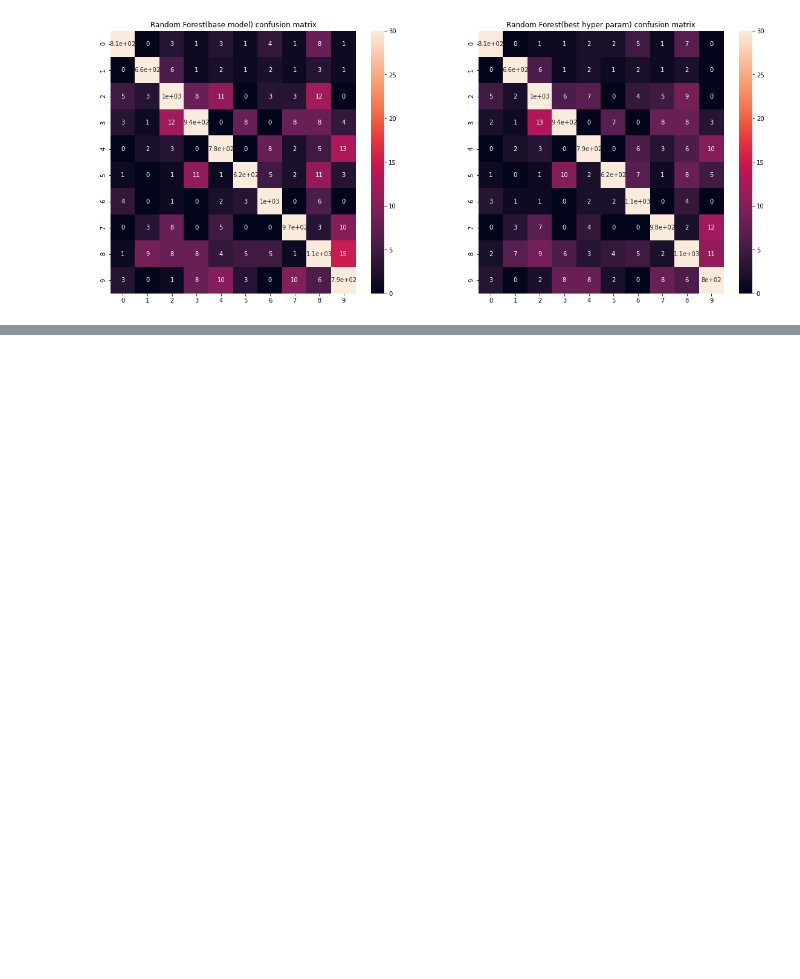
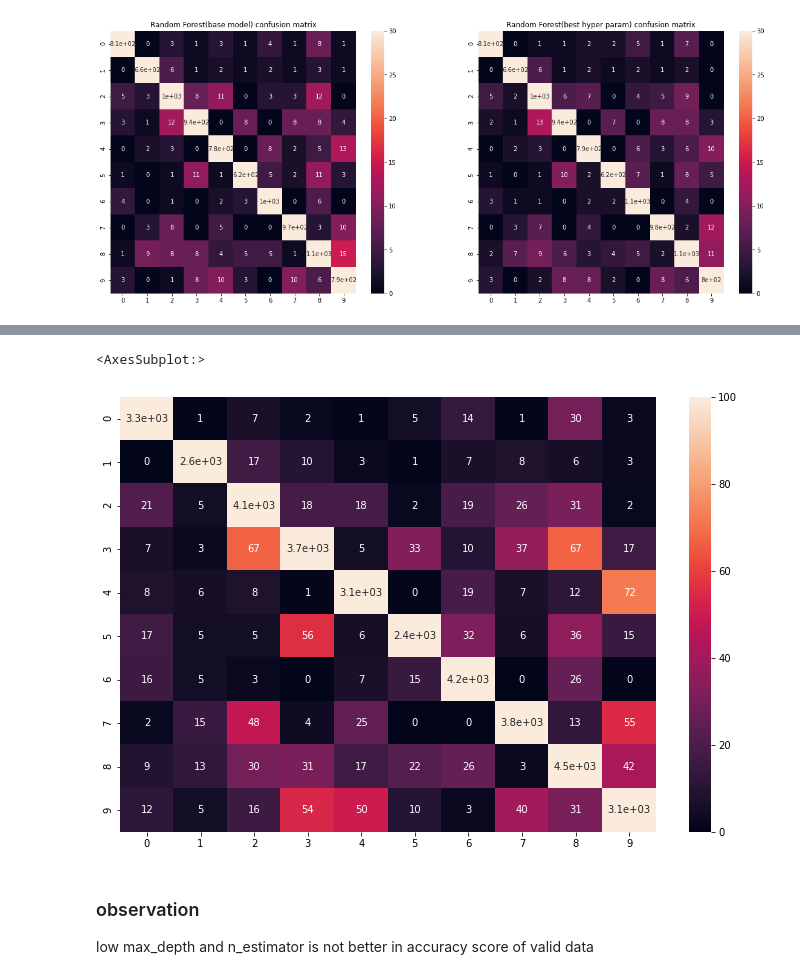
Before and after one commit to Sampeipei/ML_Process_Examples, a Jupyter notebook: fy_9ue5t/03_RandomForest.ipynb, the cells around one changed output, grey strips where cells are left out. Saved outputs shown, nothing was run; the diff lists cells and outputs as text; code cells hidden in the pictures; blank space fills up the shorter version.

```diff
--- a/fy_9ue5t/03_RandomForest.ipynb
+++ b/fy_9ue5t/03_RandomForest.ipynb
@@ -484,0 +606,4 @@ plt.show()
+# %%
+# confusion matrix value
+matric_rnd_clf_train_cv = confusion_matrix(y_train, y_pred_rnd_clf_cv)
+matric_rnd_clf_train_cv
@@ -484,0 +622,11 @@ plt.show()
+# %%
+# confusion matrix plot
+plt.figure(figsize=(12,8))
+sns.heatmap(matric_rnd_clf_train_cv, annot=True, vmin=0, vmax=100)
+# %% [output]
+<AxesSubplot:>
+[figure, added]
+# %% [markdown]
+### observation
+
+low max_depth and n_estimator is not better in accuracy score of valid data
```
Also changed, not shown: parts of 9 cells of this notebook.
